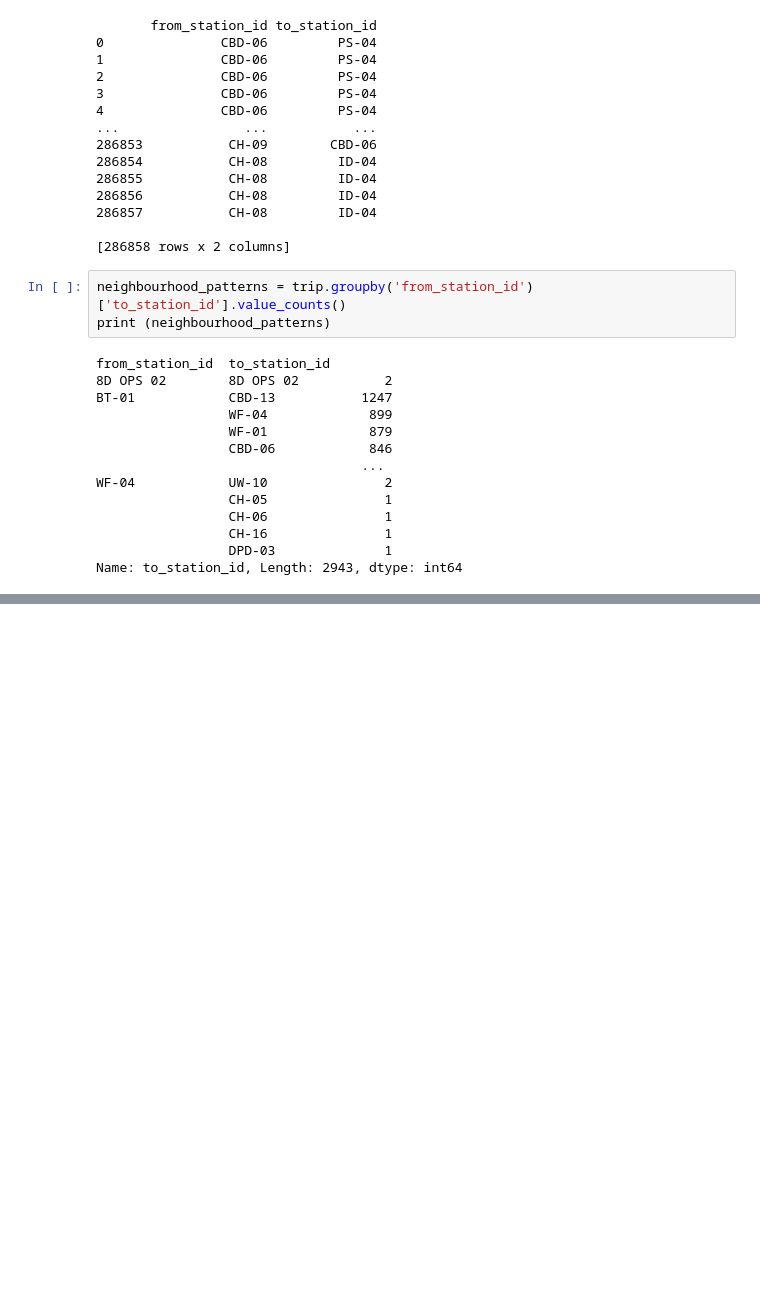
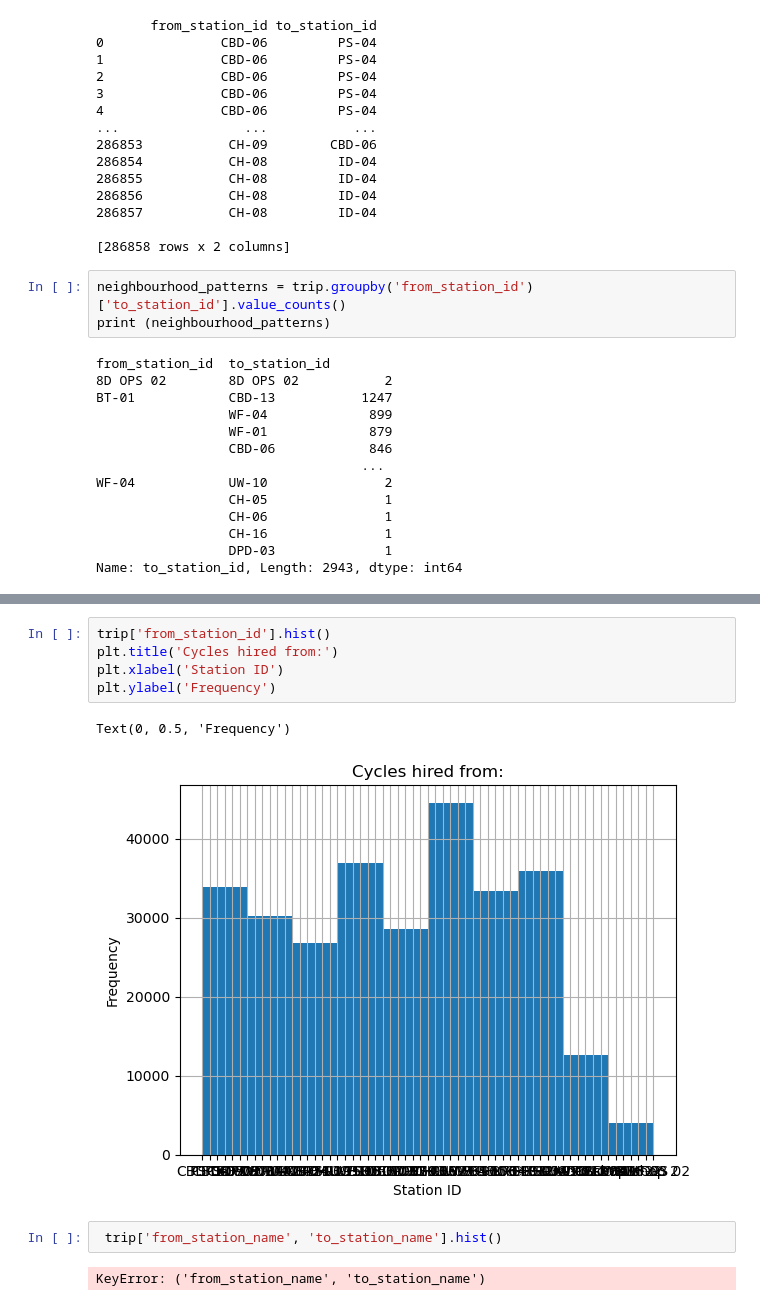
Before and after one commit to adarual/Week1_Test, a Jupyter notebook: Project Week 2 - C1.ipynb, the cells around one changed output, grey strips where cells are left out. Saved outputs shown, nothing was run; the diff lists cells and outputs as text; blank space fills up the shorter version.

```diff
--- a/Project Week 2 - C1.ipynb
+++ b/Project Week 2 - C1.ipynb
@@ -283,0 +285,12 @@ KeyError: 'focused_table'
+# %%
+trip['from_station_id'].hist()
+plt.title('Cycles hired from:')
+plt.xlabel('Station ID')
+plt.ylabel('Frequency')
+# %% [output]
+Text(0, 0.5, 'Frequency')
+[figure, added]
+# %%
+ trip['from_station_name', 'to_station_name'].hist()
+# %% [output]
+KeyError: ('from_station_name', 'to_station_name')
```
Also changed, not shown: parts of 1 cell of this notebook.
